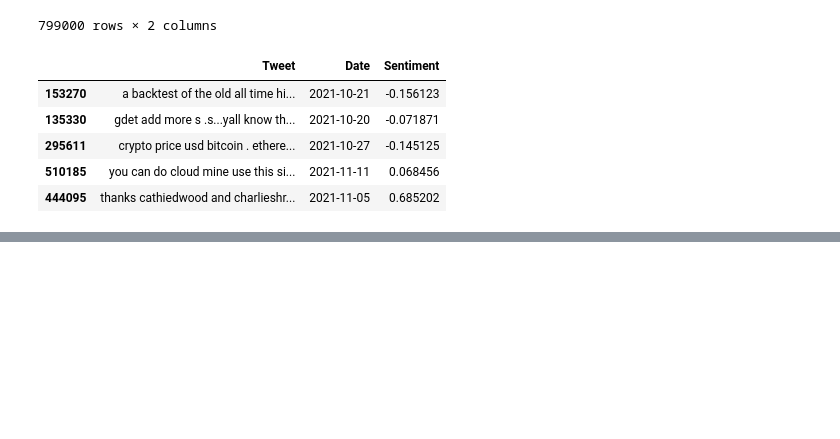
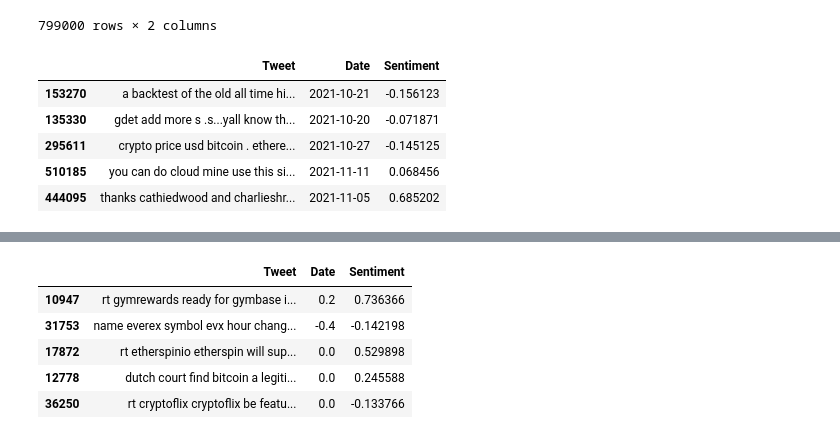
Before and after one commit to joshbrook/BTC-Sentiment-Analysis, a Jupyter notebook: preprocessing.ipynb, the cells around one changed output, grey strips where cells are left out. Saved outputs shown, nothing was run; the diff lists cells and outputs as text; code cells hidden in the pictures; blank space fills up the shorter version.

```diff
--- a/preprocessing.ipynb
+++ b/preprocessing.ipynb
@@ -489,0 +515,15 @@ df.to_csv("data/big_tagged.csv")
+# %%
+old_counts = count.transform(old["Tweet"])
+old_tfidf = tfidf_transformer.transform(old_counts)
+
+r_pred = ridge_opt.predict(old_tfidf)
+
+df = pd.DataFrame(zip(old["Tweet"], old["Date"], r_pred), columns=["Tweet", "Date", "Sentiment"])
+df.sample(5)
+# %% [output]
+|  | Tweet | Date | Sentiment |
+| 10947 | rt gymrewards ready for gymbase i... | 0.2 | 0.736366 |
+| 31753 | name everex symbol evx hour chang... | -0.4 | -0.142198 |
+| 17872 | rt etherspinio etherspin will sup... | 0.0 | 0.529898 |
+| 12778 | dutch court find bitcoin a legiti... | 0.0 | 0.245588 |
+| 36250 | rt cryptoflix cryptoflix be featu... | 0.0 | -0.133766 |
```
Also changed, not shown: parts of 4 cells of this notebook, 2 other files.
